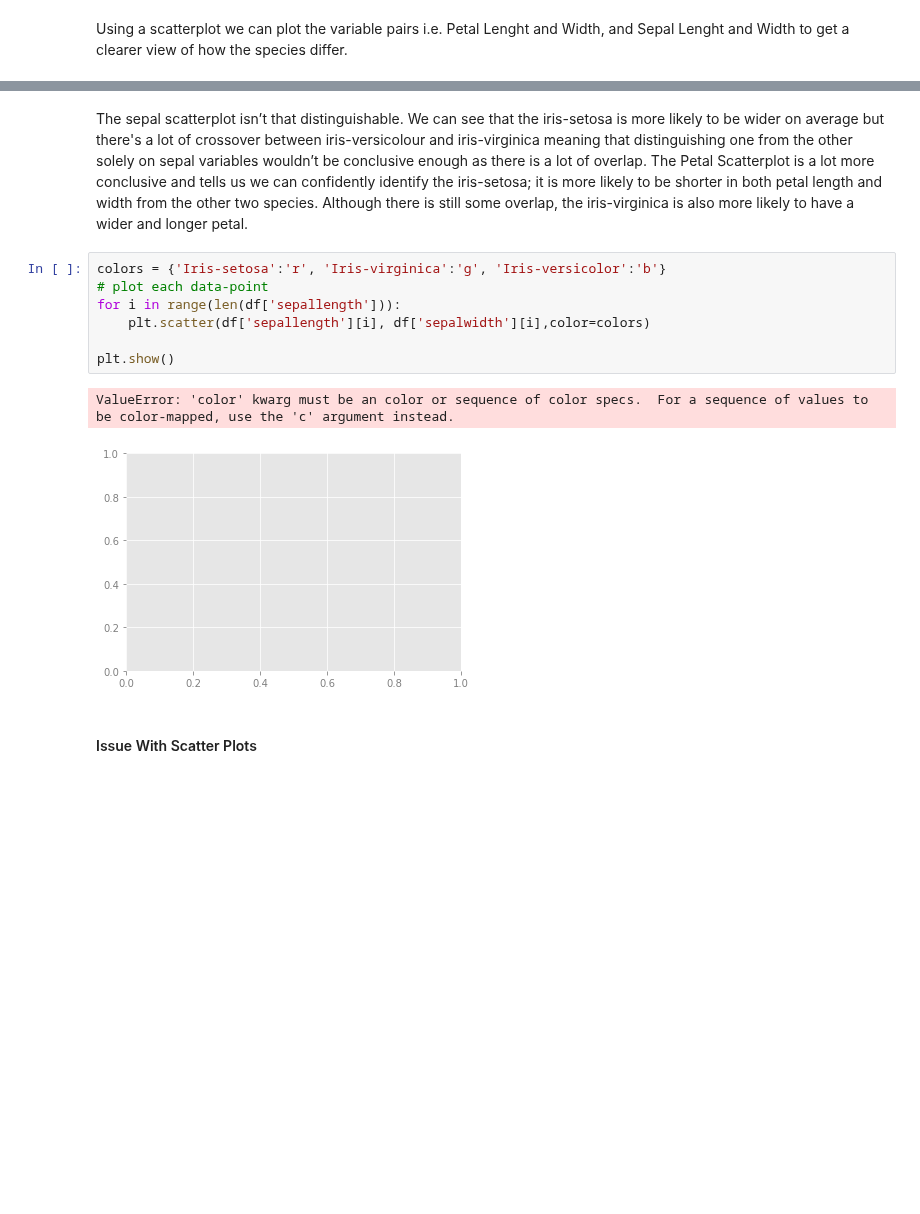
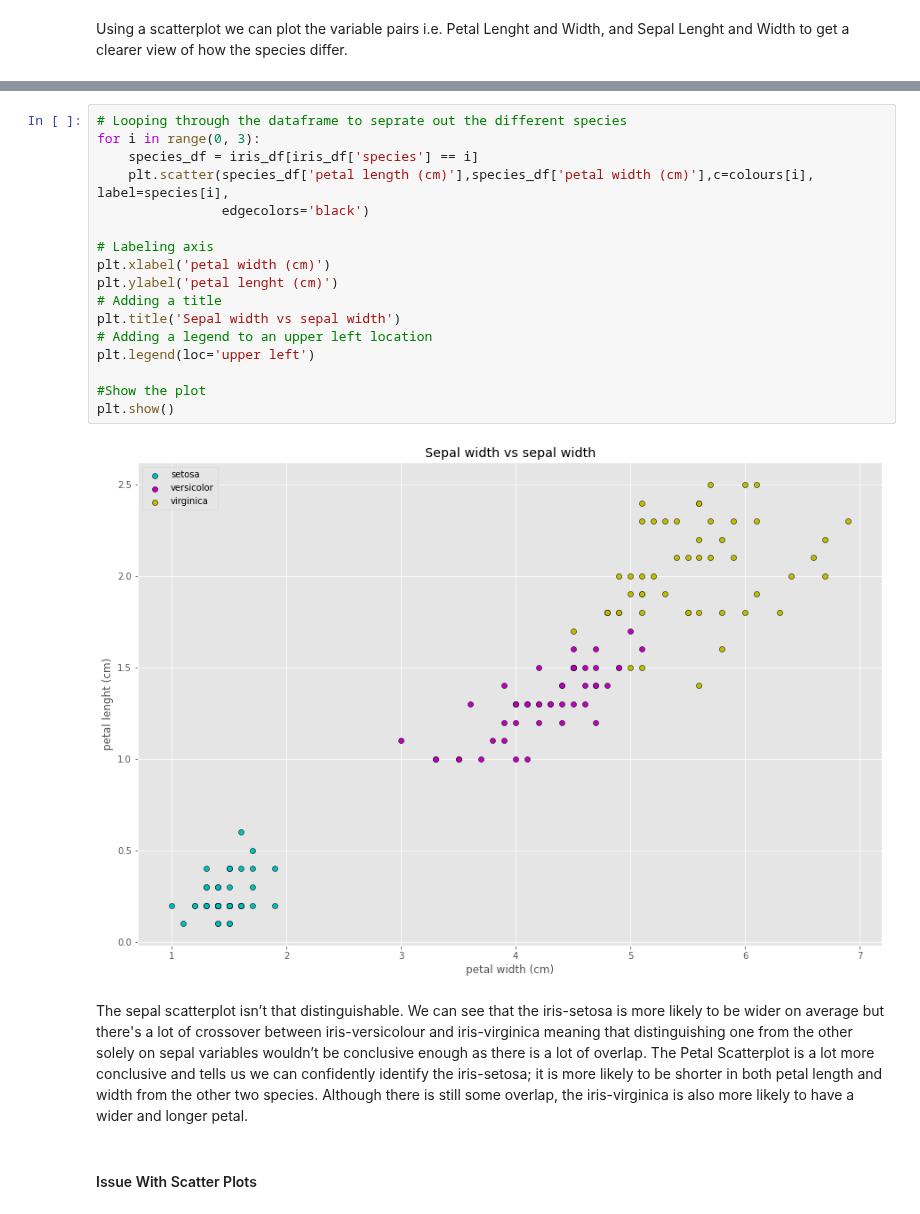
Before and after one commit to kmcd14/FofData-assessment, a Jupyter notebook: pyplot.ipynb, the cells around one changed output, grey strips where cells are left out. Cells and saved outputs as stored; diff of their text form; blank space fills up the shorter version.

```diff
--- a/pyplot.ipynb
+++ b/pyplot.ipynb
@@ -510,15 +518,24 @@ plt.show()
+# %%
+# Looping through the dataframe to seprate out the different species
+for i in range(0, 3):
+    species_df = iris_df[iris_df['species'] == i]
+    plt.scatter(species_df['petal length (cm)'],species_df['petal width (cm)'],c=colours[i], label=species[i],
+                edgecolors='black')
+
+# Labeling axis
+plt.xlabel('petal width (cm)')
+plt.ylabel('petal lenght (cm)')
+# Adding a title
+plt.title('Sepal width vs sepal width')
+# Adding a legend to an upper left location
+plt.legend(loc='upper left')
+
+#Show the plot
+plt.show()
+# %% [output]
+[figure, added]
 # %% [markdown]
 The sepal scatterplot isn’t that distinguishable. We can see that the iris-setosa is more likely to be wider on average but there's a lot of crossover between iris-versicolour and iris-virginica meaning that distinguishing one from the other solely on sepal variables wouldn’t be conclusive enough as there is a lot of overlap. The Petal Scatterplot is a lot more conclusive and tells us we can confidently identify the iris-setosa; it is more likely to be shorter in both petal length and width from the other two species. Although there is still some overlap, the iris-virginica is also more likely to have a wider and longer petal.
-# %%
-colors = {'Iris-setosa':'r', 'Iris-virginica':'g', 'Iris-versicolor':'b'}
-# plot each data-point
-for i in range(len(df['sepallength'])):
-    plt.scatter(df['sepallength'][i], df['sepalwidth'][i],color=colors)
-
-plt.show()
-# %% [output]
-ValueError: 'color' kwarg must be an color or sequence of color specs.  For a sequence of values to be color-mapped, use the 'c' argument instead.
-[figure, removed]
 # %% [markdown]
 #### Issue With Scatter Plots
 # %% [markdown]
```
Also changed, not shown: parts of 18 cells of this notebook.
